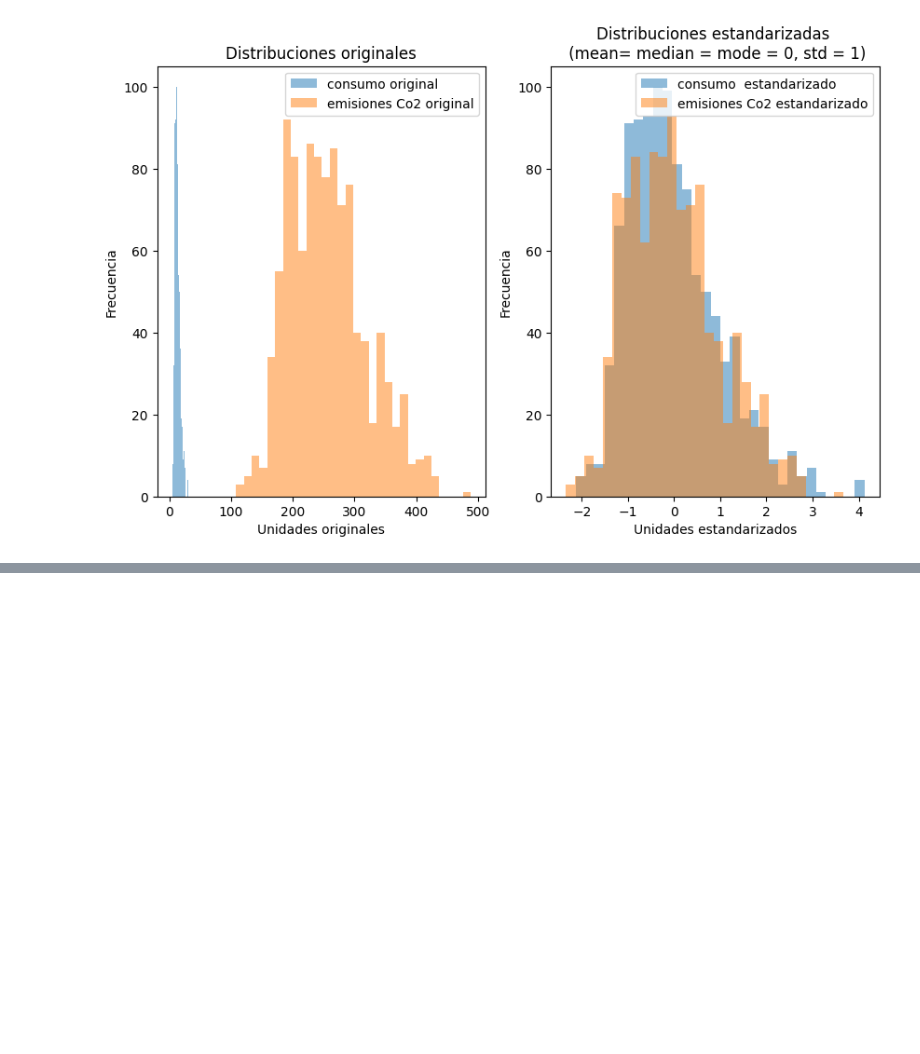
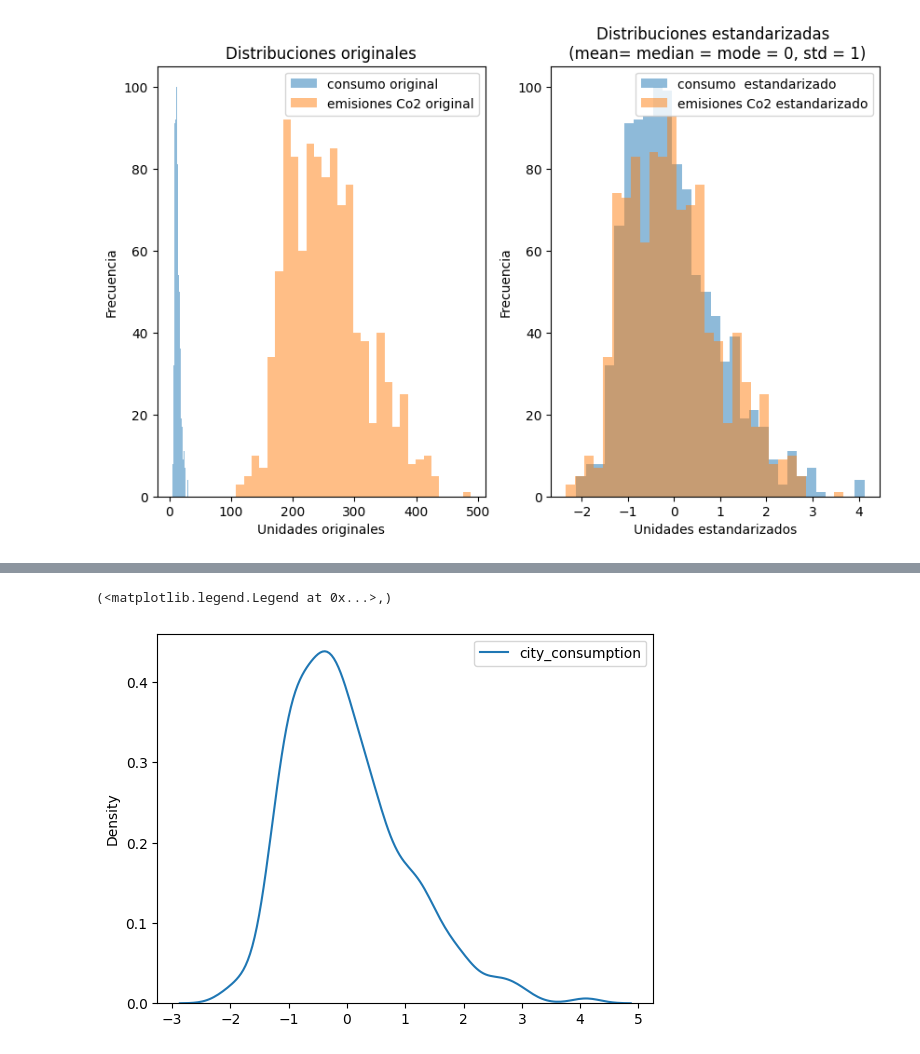
Before and after one commit to Fenix-v/MODULO2, a Jupyter notebook: numpy_estadisticas.ipynb, the cells around one changed output, grey strips where cells are left out. Drawn from its saved outputs; the diff is of its cells as text; code cells hidden in the pictures; blank space fills up the shorter version.

```diff
--- a/numpy_estadisticas.ipynb
+++ b/numpy_estadisticas.ipynb
@@ -581,0 +618,6 @@ plt.legend();
+# %%
+sns.kdeplot(city_consumption_standard, label="city_consumption")
+plt.legend(),
+# %% [output]
+(<matplotlib.legend.Legend at 0x...>,)
+[figure, added]
```
Also changed, not shown: parts of 15 cells of this notebook.
